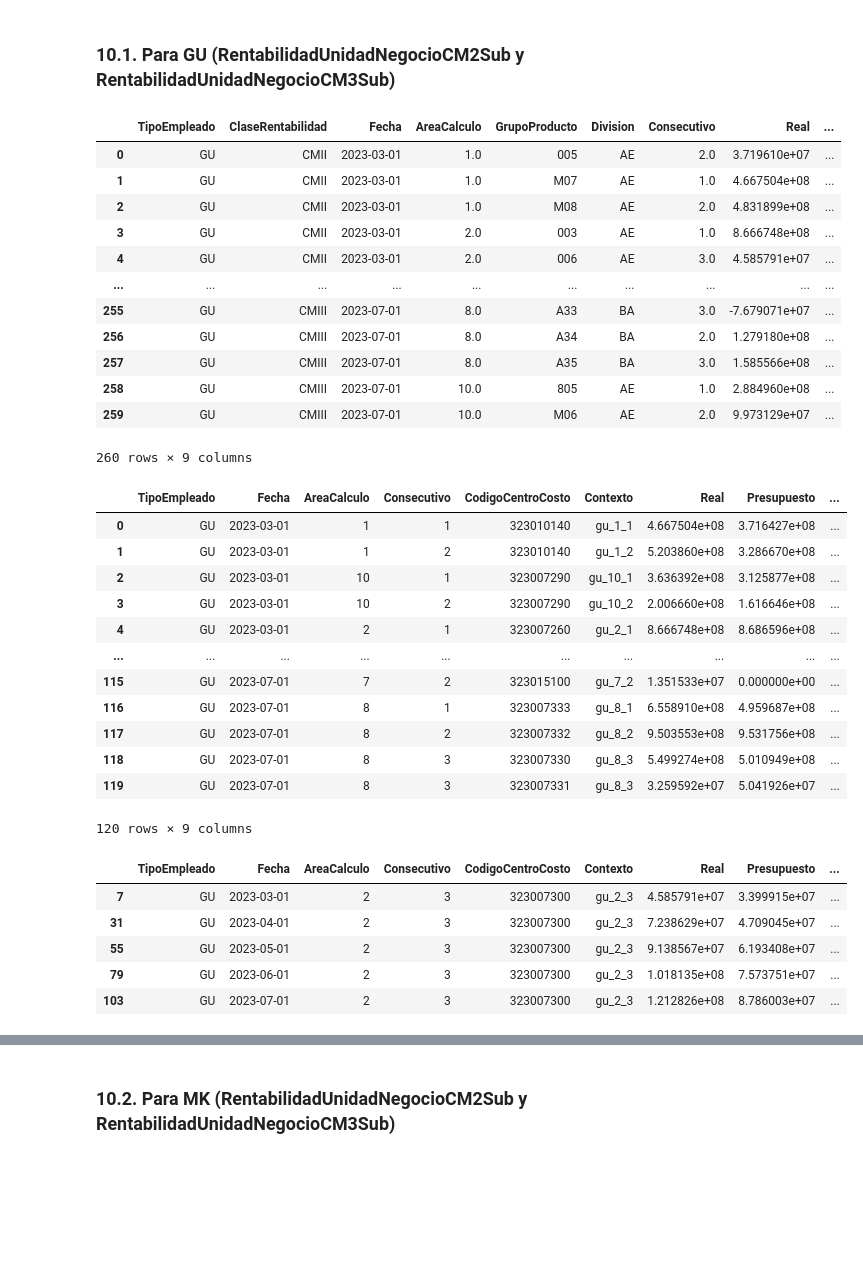
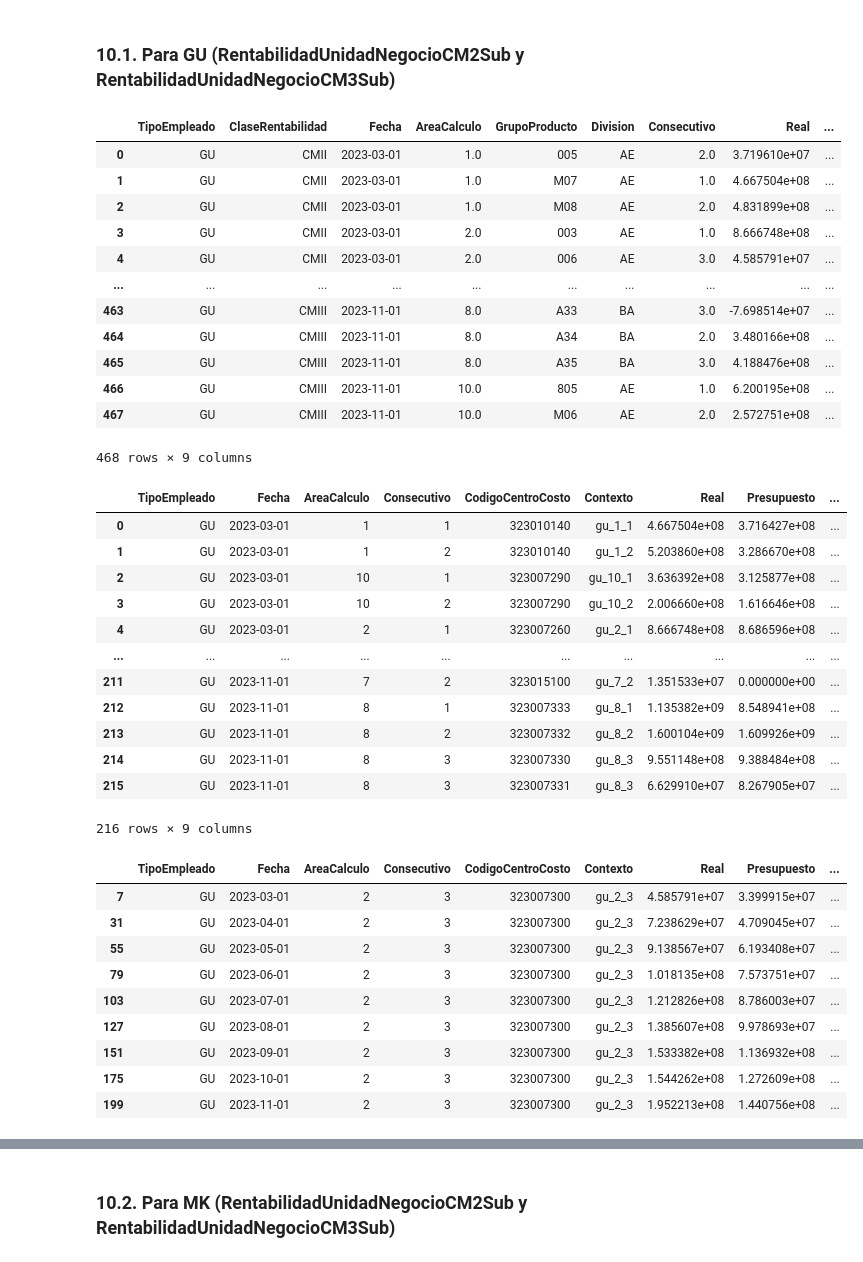
Before and after one commit to Crispelinho/-Liquidations-Incentives-Jupyter, a Jupyter notebook: BBraun - Incentivos (Centros-De-Costo).ipynb, the cells around one changed output, grey strips where cells are left out. Cells and saved outputs as stored; diff of their text form; code cells hidden in the pictures; blank space fills up the shorter version.

```diff
--- a/BBraun - Incentivos (Centros-De-Costo).ipynb
+++ b/BBraun - Incentivos (Centros-De-Costo).ipynb
@@ -10,7 +10,9 @@ base_dir = 'C:\\Users\\Crisp\\Documents\\QualitySoftGroup\\Proyectos\\Liquidatio
 print(base_dir)
 #base_dir = '/data/notebook_files/'
 sub_direct = ''
-sub_direct = 'archivos-fuente-78'
+# sub_direct = 'archivos-fuente-78'
+sub_direct = 'archivos-fuente-82'
+
 folder_bbraun_source = os.path.join(base_dir, 'source', sub_direct)
 print(folder_bbraun_source)
 if base_dir not in sys.path:
@@ -19,7 +21,7 @@ if 'OUTPUT_FOLDER' not in locals():
     OUTPUT_FOLDER = os.path.join(base_dir, 'output')
 
 if 'fecha_liquidacion' not in locals():
-    fecha_liquidacion = '2023-07-01'
+    fecha_liquidacion = '2023-11-01'
 if 'meses_incentivos' not in locals():
     meses_incentivos = [1, 2, 3, 4, 5, 6, 7, 8, 9, 10, 11, 12]
 if 'df_resultado_detallado_previo' not in locals():
@@ -424,7 +426,7 @@ if 'df_renal_ambulatorio' not in locals():
             'PlanVentaTotal': float,
             'RealVentaTotal': float,
             'PlanVentaCobradaRenal': float,
-            'RealVentaCobrada Renal': float,
+            'RealVentaCobradaRenal': float,
         }
     )
 
@@ -2360,31 +2401,31 @@ rentabilidad_gu_sub
 | 3 | GU | CMII | 2023-03-01 | 2.0 | 003 | AE | 1.0 | 8.666748e+08 | ... |
 | 4 | GU | CMII | 2023-03-01 | 2.0 | 006 | AE | 3.0 | 4.585791e+07 | ... |
 | ... | ... | ... | ... | ... | ... | ... | ... | ... | ... |
-| 255 | GU | CMIII | 2023-07-01 | 8.0 | A33 | BA | 3.0 | -7.679071e+07 | ... |
-| 256 | GU | CMIII | 2023-07-01 | 8.0 | A34 | BA | 2.0 | 1.279180e+08 | ... |
-| 257 | GU | CMIII | 2023-07-01 | 8.0 | A35 | BA | 3.0 | 1.585566e+08 | ... |
-| 258 | GU | CMIII | 2023-07-01 | 10.0 | 805 | AE | 1.0 | 2.884960e+08 | ... |
-| 259 | GU | CMIII | 2023-07-01 | 10.0 | M06 | AE | 2.0 | 9.973129e+07 | ... |
+| 463 | GU | CMIII | 2023-11-01 | 8.0 | A33 | BA | 3.0 | -7.698514e+07 | ... |
+| 464 | GU | CMIII | 2023-11-01 | 8.0 | A34 | BA | 2.0 | 3.480166e+08 | ... |
+| 465 | GU | CMIII | 2023-11-01 | 8.0 | A35 | BA | 3.0 | 4.188476e+08 | ... |
+| 466 | GU | CMIII | 2023-11-01 | 10.0 | 805 | AE | 1.0 | 6.200195e+08 | ... |
+| 467 | GU | CMIII | 2023-11-01 | 10.0 | M06 | AE | 2.0 | 2.572751e+08 | ... |
-260 rows × 9 columns
+468 rows × 9 columns
 # %%
 cumplimiento_rentabilidad_por_unidad_negocio_cm2_gu_centro_costo = (
-    f_calculo_centro_costo_variable_rentabilidad(rentabilidad_gu_sub, 'RentabilidadUnidadNegocioCM2', 'CMII', 'GU')
+    f_calculo_centro_costo_variable_rentabilidad(rentabilidad_gu_sub, 'RentabilidadUnidadNegocioCM2Sub', 'CMII', 'GU')
 )
 cumplimiento_rentabilidad_por_unidad_negocio_cm2_gu_centro_costo
 # %% [output]
 |  | TipoEmpleado | Fecha | AreaCalculo | Consecutivo | CodigoCentroCosto | Contexto | Real | Presupuesto | ... |
 | 0 | GU | 2023-03-01 | 1 | 1 | 323010140 | gu_1_1 | 4.667504e+08 | 3.716427e+08 | ... |
 | 1 | GU | 2023-03-01 | 1 | 2 | 323010140 | gu_1_2 | 5.203860e+08 | 3.286670e+08 | ... |
 | 2 | GU | 2023-03-01 | 10 | 1 | 323007290 | gu_10_1 | 3.636392e+08 | 3.125877e+08 | ... |
 | 3 | GU | 2023-03-01 | 10 | 2 | 323007290 | gu_10_2 | 2.006660e+08 | 1.616646e+08 | ... |
 | 4 | GU | 2023-03-01 | 2 | 1 | 323007260 | gu_2_1 | 8.666748e+08 | 8.686596e+08 | ... |
 | ... | ... | ... | ... | ... | ... | ... | ... | ... | ... |
-| 115 | GU | 2023-07-01 | 7 | 2 | 323015100 | gu_7_2 | 1.351533e+07 | 0.000000e+00 | ... |
-| 116 | GU | 2023-07-01 | 8 | 1 | 323007333 | gu_8_1 | 6.558910e+08 | 4.959687e+08 | ... |
-| 117 | GU | 2023-07-01 | 8 | 2 | 323007332 | gu_8_2 | 9.503553e+08 | 9.531756e+08 | ... |
-| 118 | GU | 2023-07-01 | 8 | 3 | 323007330 | gu_8_3 | 5.499274e+08 | 5.010949e+08 | ... |
-| 119 | GU | 2023-07-01 | 8 | 3 | 323007331 | gu_8_3 | 3.259592e+07 | 5.041926e+07 | ... |
+| 211 | GU | 2023-11-01 | 7 | 2 | 323015100 | gu_7_2 | 1.351533e+07 | 0.000000e+00 | ... |
+| 212 | GU | 2023-11-01 | 8 | 1 | 323007333 | gu_8_1 | 1.135382e+09 | 8.548941e+08 | ... |
+| 213 | GU | 2023-11-01 | 8 | 2 | 323007332 | gu_8_2 | 1.600104e+09 | 1.609926e+09 | ... |
+| 214 | GU | 2023-11-01 | 8 | 3 | 323007330 | gu_8_3 | 9.551148e+08 | 9.388484e+08 | ... |
+| 215 | GU | 2023-11-01 | 8 | 3 | 323007331 | gu_8_3 | 6.629910e+07 | 8.267905e+07 | ... |
-120 rows × 9 columns
+216 rows × 9 columns
 # %%
 cumplimiento_rentabilidad_por_unidad_negocio_cm2_gu_centro_costo[
     cumplimiento_rentabilidad_por_unidad_negocio_cm2_gu_centro_costo['Contexto'] == 'gu_2_3'
@@ -2396,6 +2437,10 @@ cumplimiento_rentabilidad_por_unidad_negocio_cm2_gu_centro_costo[
 | 55 | GU | 2023-05-01 | 2 | 3 | 323007300 | gu_2_3 | 9.138567e+07 | 6.193408e+07 | ... |
 | 79 | GU | 2023-06-01 | 2 | 3 | 323007300 | gu_2_3 | 1.018135e+08 | 7.573751e+07 | ... |
 | 103 | GU | 2023-07-01 | 2 | 3 | 323007300 | gu_2_3 | 1.212826e+08 | 8.786003e+07 | ... |
+| 127 | GU | 2023-08-01 | 2 | 3 | 323007300 | gu_2_3 | 1.385607e+08 | 9.978693e+07 | ... |
+| 151 | GU | 2023-09-01 | 2 | 3 | 323007300 | gu_2_3 | 1.533382e+08 | 1.136932e+08 | ... |
+| 175 | GU | 2023-10-01 | 2 | 3 | 323007300 | gu_2_3 | 1.544262e+08 | 1.272609e+08 | ... |
+| 199 | GU | 2023-11-01 | 2 | 3 | 323007300 | gu_2_3 | 1.952213e+08 | 1.440756e+08 | ... |
 # %%
 validar_calculo_centro_costo(cumplimiento_rentabilidad_por_unidad_negocio_cm2_gu_centro_costo, 'gu_2_3', '2023-03-01')
 # %% [output]
```
Also changed, not shown: parts of 286 cells of this notebook.
